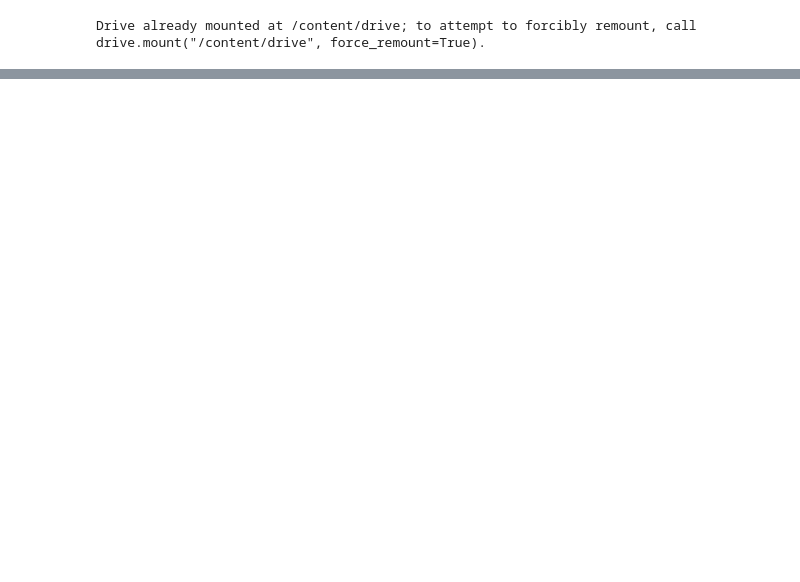
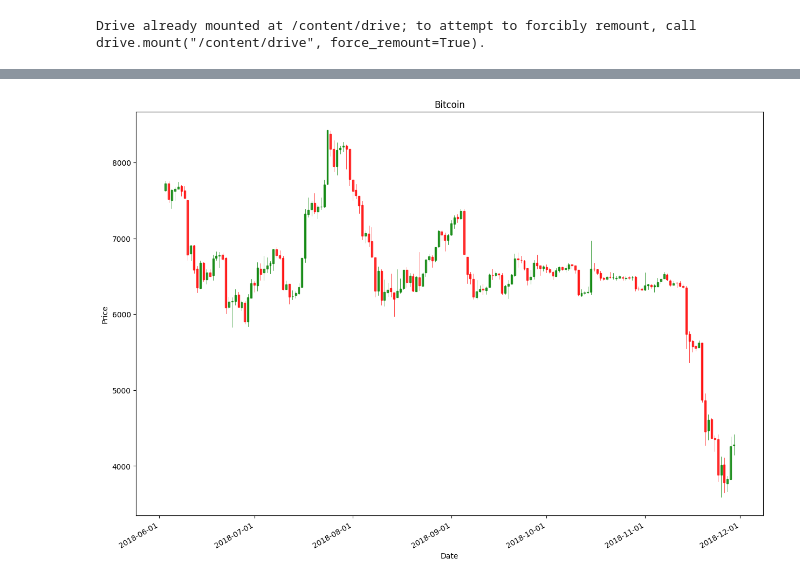
Before and after one commit to Cospero/Kursovaya-, a Jupyter notebook: Kursovaya_Kobrin.ipynb, the cells around one changed output, grey strips where cells are left out. Cells and saved outputs as stored; diff of their text form; code cells hidden in the pictures; blank space fills up the shorter version.

```diff
--- a/Kursovaya_Kobrin.ipynb
+++ b/Kursovaya_Kobrin.ipynb
@@ -23,3 +57,8 @@ from google.colab import drive
 drive.mount('/content/drive')
 # %% [output]
 Drive already mounted at /content/drive; to attempt to forcibly remount, call drive.mount("/content/drive", force_remount=True).
+# %%
+base_df = pd.read_csv('/content/drive/My Drive/Colab Notebooks/crypto-markets.csv')
+# %%
+filtred_df=base_df[base_df.name=="Bitcoin"]
+display(filtred_df)
@@ -25,0 +96,21 @@ Drive already mounted at /content/drive; to attempt to forcibly remount, call dr
+# %%
+filtred_df['date'] = pd.to_datetime(filtred_df['date'], format='%Y-%m-%d')
+# %%
+months=6
+
+btc_price_df = filtred_df[(filtred_df['date'] > (max(filtred_df['date']) - timedelta(days=30*months)))]
+OHLCfiltered_df = btc_price_df[['date','open','high','low','close']]
+OHLCfiltered_df['date'] = mdates.date2num(OHLCfiltered_df['date'].dt.date)
+
+f,ax=plt.subplots(figsize=(15,11))
+ax.xaxis_date()
+candlestick_ohlc(ax, OHLCfiltered_df.values, width=0.5, colorup='g', colordown='r',alpha=0.75)
+
+plt.xlabel("Date")
+ax.xaxis.set_major_formatter(mdates.DateFormatter('%Y-%m-%d'))
+plt.gcf().autofmt_xdate()
+plt.title("Bitcoin")
+plt.ylabel("Price")
+plt.show()
+# %% [output]
+[figure, added]
```
Also changed, not shown: parts of 16 cells of this notebook.
